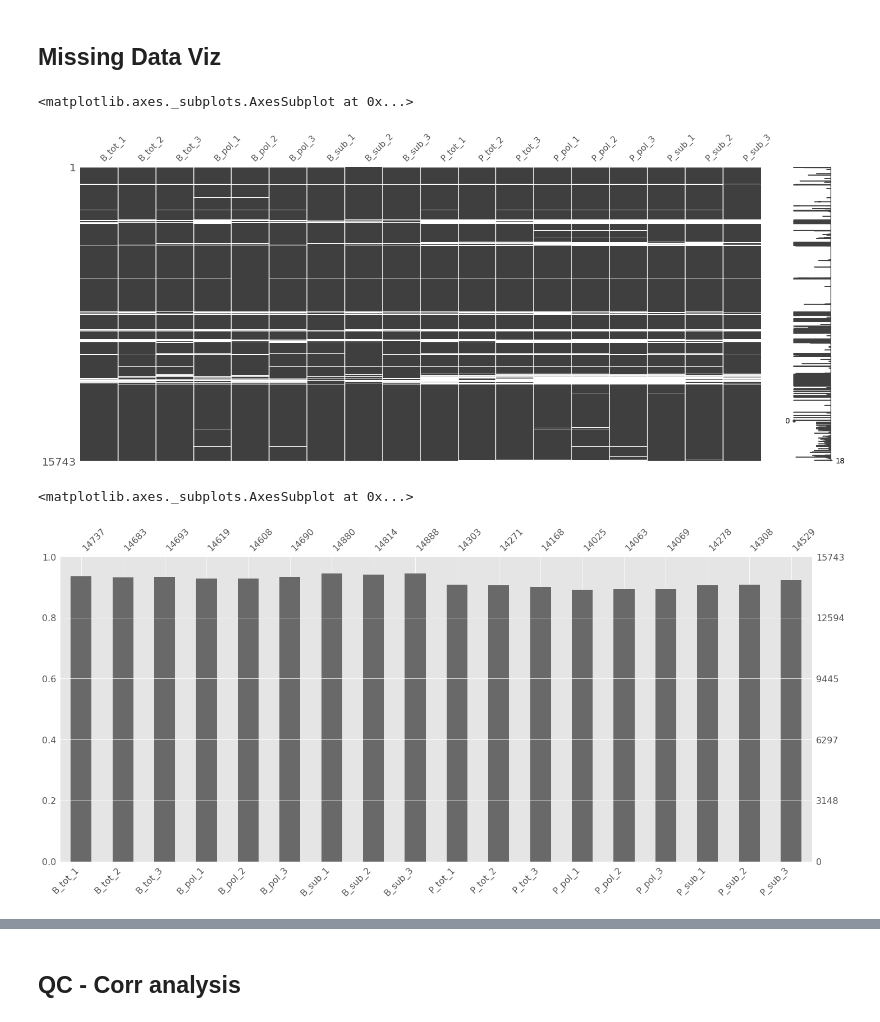
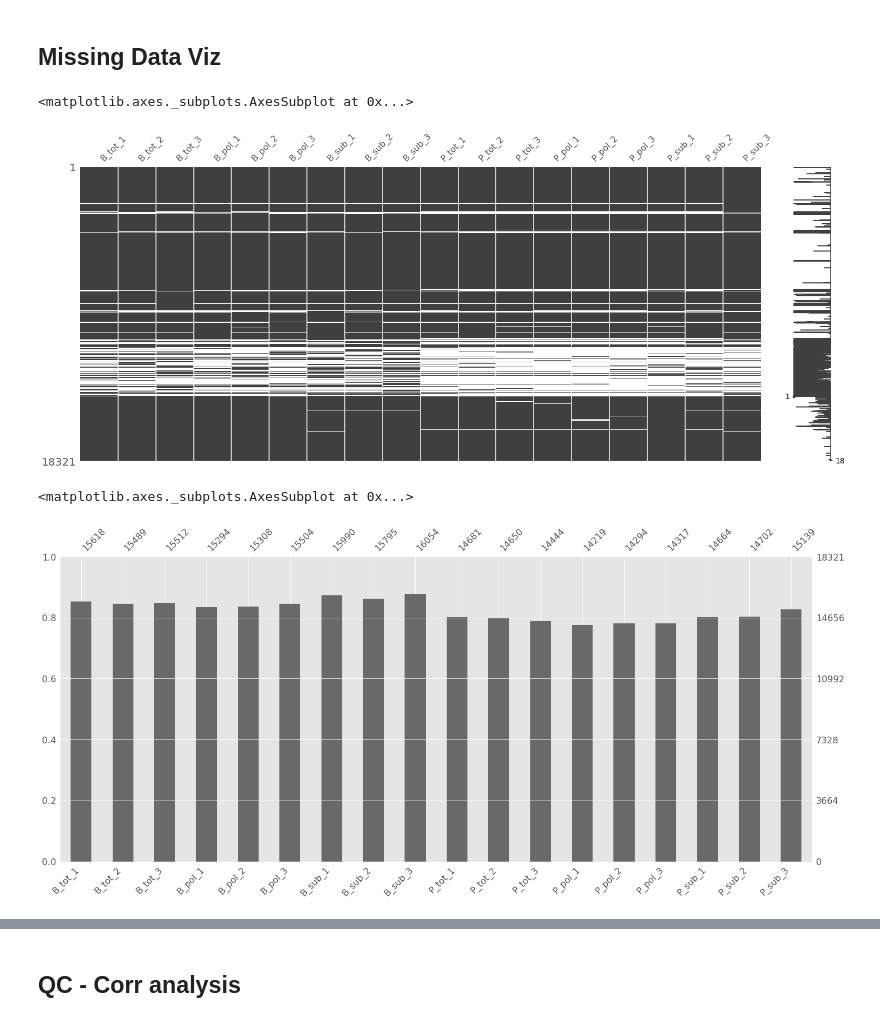
Before and after one commit to mtinti/polysome, a Jupyter notebook: FiguresPaper.ipynb, the cells around one changed output, grey strips where cells are left out. Drawn from its saved outputs; the diff is of its cells as text; code cells hidden in the pictures.

```diff
--- a/FiguresPaper.ipynb
+++ b/FiguresPaper.ipynb
@@ -57,3 +56,20 @@ desc_dict = make_desc('InData/tb927_3.gff')
 desc_dict['Tb10.v4.0073']
 # %% [output]
 'variant surface glycoprotein (VSG  pseudogene)  putative'
+# %%
+exp = '{life_stage}_{fraction}_{replica}'
+list_df = [exp.format(
+    life_stage=life_stage,
+    fraction=fraction,
+    replica=replica)
+ for life_stage in ['B','P']
+ for fraction in ['tot','pol','sub']
+ for replica in ['1','2','3']
+            ]
+list_df = [n+'/res3/'+n+'/counts.txt' for n in list_df]
+list_df =[pd.read_csv(n,index_col=[0],comment='#',sep='\t') for n in list_df]
+df = list_df[0].copy()
+for temp_df in list_df[1:]:
+    df = df.join(temp_df.iloc[:,-1])
+df.head()
+#temp_df = pd.read_csv('BSF/tb927_3_ks_counts_final.txt',index_col=[0],comment='#',sep='\t')
@@ -60,4 +85,4 @@ desc_dict['Tb10.v4.0073']
 # %%
-df = pd.read_csv('InData/tb927_3_ks_counts_final.txt',index_col=[0],comment='#',sep='\t')
-data_col = df.columns[6:25]
-df.head()
+#df = pd.read_csv('InData/tb927_3_ks_counts_final.txt',index_col=[0],comment='#',sep='\t')
+#df.head()
+#data_col = df.columns[6:25]
@@ -95,4 +111,5 @@ Index(['B_tot_1/res2/B_tot_1/B_tot_1_sorted.bam',
       dtype='object')
 # %%
 indata = df[data_col]
-indata.columns = [n.split('/')[0] for  n in indata.columns]
+indata.columns = [n.split('/')[3].replace('_sorted.bam','') for  n in indata.columns]
+indata.head()
@@ -102,13 +155,13 @@ indata=indata.dropna()
 # %% [markdown]
 ## Missing Data Viz
 # %%
-msno.matrix(indata.replace(0,np.nan))
+msno.matrix(indata.replace(0,np.nan).dropna(how='all'))
 # %% [output]
 <matplotlib.axes._subplots.AxesSubplot at 0x...>
-[figure, old version]
+[figure, new version]
 # %%
-msno.bar(indata.replace(0,np.nan))
+msno.bar(indata.replace(0,np.nan).dropna(how='all'))
 # %% [output]
 <matplotlib.axes._subplots.AxesSubplot at 0x...>
-[figure, old version]
+[figure, new version]
 # %%
```
Also changed, not shown: parts of 98 cells of this notebook, 7 other files.
